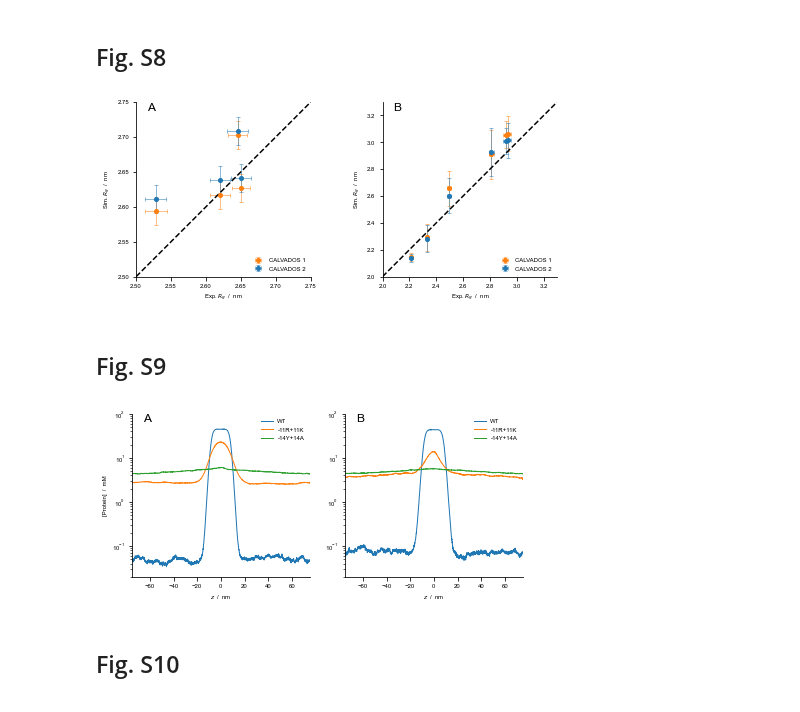
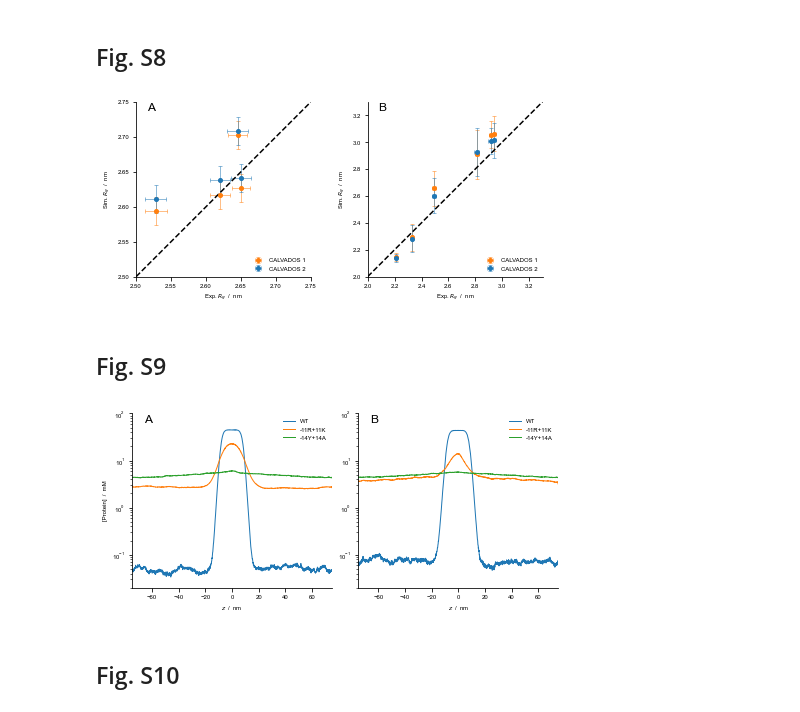
Before and after one commit to KULL-Centre/papers, a Jupyter notebook: 2022/CG-cutoffs-Tesei-et-al/analyses.ipynb, the cells around one changed output. Saved outputs shown, nothing was run; the diff lists cells and outputs as text; code cells hidden in the pictures.

```diff
--- a/2022/CG-cutoffs-Tesei-et-al/analyses.ipynb
+++ b/2022/CG-cutoffs-Tesei-et-al/analyses.ipynb
@@ -1194,7 +1202,7 @@ plt.savefig('figs/corr.pdf',dpi=300)
 # %% [markdown]
 ## Fig. S8
 # %%
-fig, (ax1,ax2) = plt.subplots(1, 2, sharex=False, sharey=False, figsize=(7,3))
+fig, (ax1,ax2) = plt.subplots(1, 2, sharex=False, sharey=False, figsize=(6.5,3))
 plt.rc('font', **{'family':'sans-serif','sans-serif':['Arial'], 'size': 6})
 
 A1S_seqs = ['A1S50', 'A1S150', 'A1S300', 'A1S500']
@@ -1269,11 +1277,11 @@ plt.tight_layout()
 plt.savefig('figs/A1S_p27Cv.pdf')
 plt.show()
 # %% [output]
-[figure, old version]
+[figure, new version]
 # %% [markdown]
 ## Fig. S9
 # %%
-fig, (ax1,ax2) = plt.subplots(1, 2, sharex=False, sharey=False, figsize=(7,3))
+fig, (ax1,ax2) = plt.subplots(1, 2, sharex=False, sharey=False, figsize=(6.5,3))
 plt.rc('font', **{'family':'sans-serif','sans-serif':['Arial'], 'size': 6})
 
 lz = 150
@@ -1284,34 +1292,36 @@ z = edges[:-1]+dz
 h = np.loadtxt('MC/05_24_20/Lge1_100_293.txt')
 ax1.plot(z,h,color='tab:blue',lw=1,label='WT')
 h = np.loadtxt('MC/05_24_20/Lge1RK_100_293.txt')
 ax1.plot(z,h,color='tab:orange',lw=1,label='-11R+11K')
 h = np.loadtxt('MC/05_24_20/Lge1YA_100_293.txt')
 ax1.plot(z,h,color='tab:green',lw=1,label='-14Y+14A')
 
 h = np.loadtxt('MC/05_24_20/Lge1_500_293.txt')
 ax2.plot(z,h,color='tab:blue',lw=1,label='WT')
 h = np.loadtxt('MC/05_24_20/Lge1RK_500_293.txt')
 ax2.plot(z,h,color='tab:orange',lw=1,label='-11R+11K')
 h = np.loadtxt('MC/05_24_20/Lge1YA_500_293.txt')
 ax2.plot(z,h,color='tab:green',lw=1,label='-14Y+14A')
 
 for ax in [ax1,ax2]:
     ax.set_ylim(.02,100)
     ax.legend(frameon=False)
     ax.spines['right'].set_visible(False)
     ax.spines['top'].set_visible(False)
     ax.set_yscale('log')
     ax.set_xlabel('$z$  /  nm')
     ax.set_xlim(-75,75)
 
 ax1.set_ylabel('[Protein]  /  mM')
 
 ax1.annotate('A', (.06,.95), fontsize=12, xycoords='axes fraction')
 ax2.annotate('B', (.06,.95), fontsize=12, xycoords='axes fraction')
 
+plt.tight_layout()
 plt.savefig('figs/Lge1.pdf')
+plt.show()
 # %% [output]
-[figure, old version]
+[figure, new version]
 # %% [markdown]
 ## Fig. S10
 # %%
```
Also changed, not shown: parts of 6 cells of this notebook, 2 other files.
